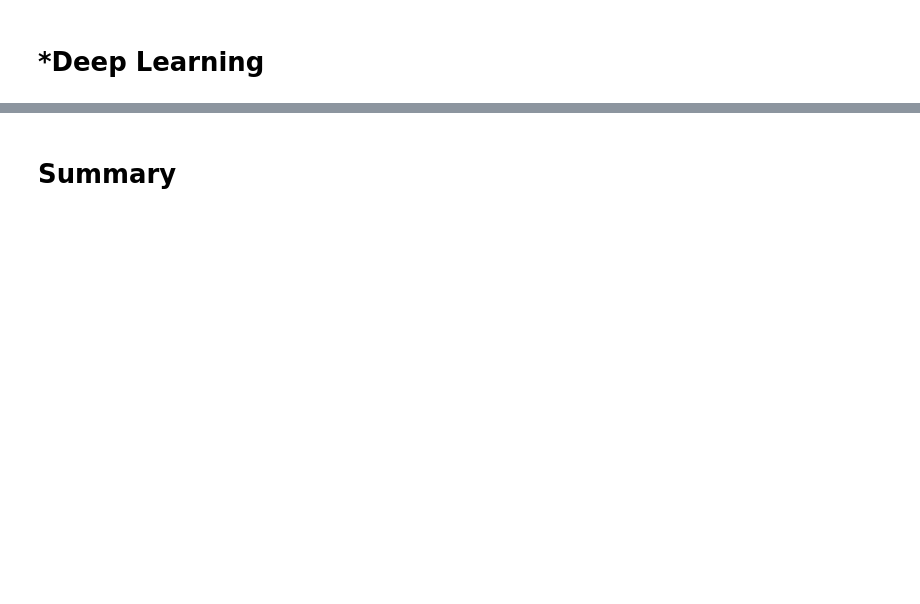
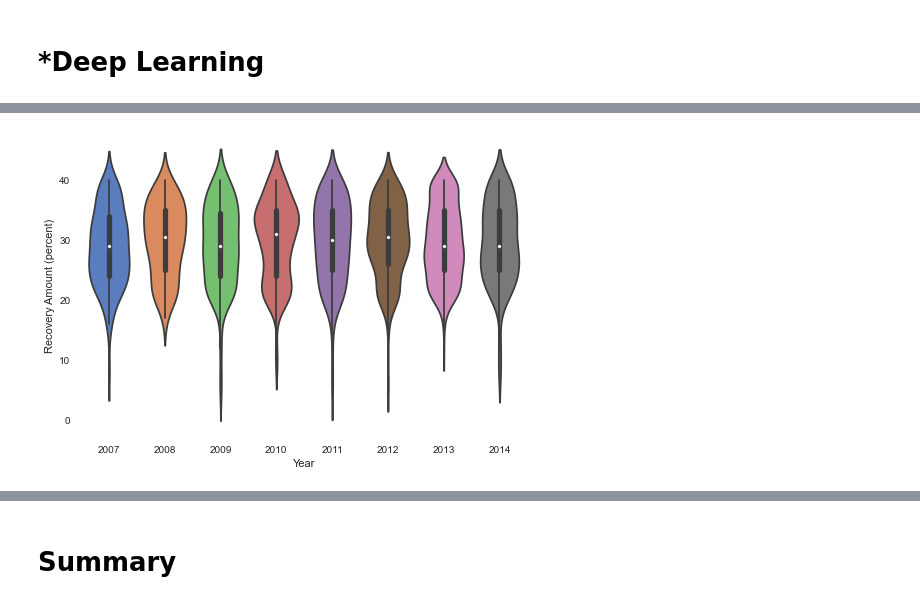
Before and after one commit to Pangbo15/SIQEF-RA-2020, a Jupyter notebook: SIQEF Assignment/scikit_learn/My First ML Case/novice sklearn tutorial.ipynb, the cells around one changed output, grey strips where cells are left out. Cells and saved outputs as stored; diff of their text form; code cells hidden in the pictures; blank space fills up the shorter version.

```diff
--- a/SIQEF Assignment/scikit_learn/My First ML Case/novice sklearn tutorial.ipynb
+++ b/SIQEF Assignment/scikit_learn/My First ML Case/novice sklearn tutorial.ipynb
@@ -1585,0 +1778,5 @@ In general, deep learning is a back-end technology rather than a front-end. We a
+# %%
+# Here we only focus on df_ml['Year'] and df_ml['Recovery Amount (percent)']
+sns.violinplot(x='Year', y='Recovery Amount (percent)', data=df_ml);
+# %% [output]
+[figure, added]
```
Also changed, not shown: parts of 45 cells of this notebook, 25 other files.
